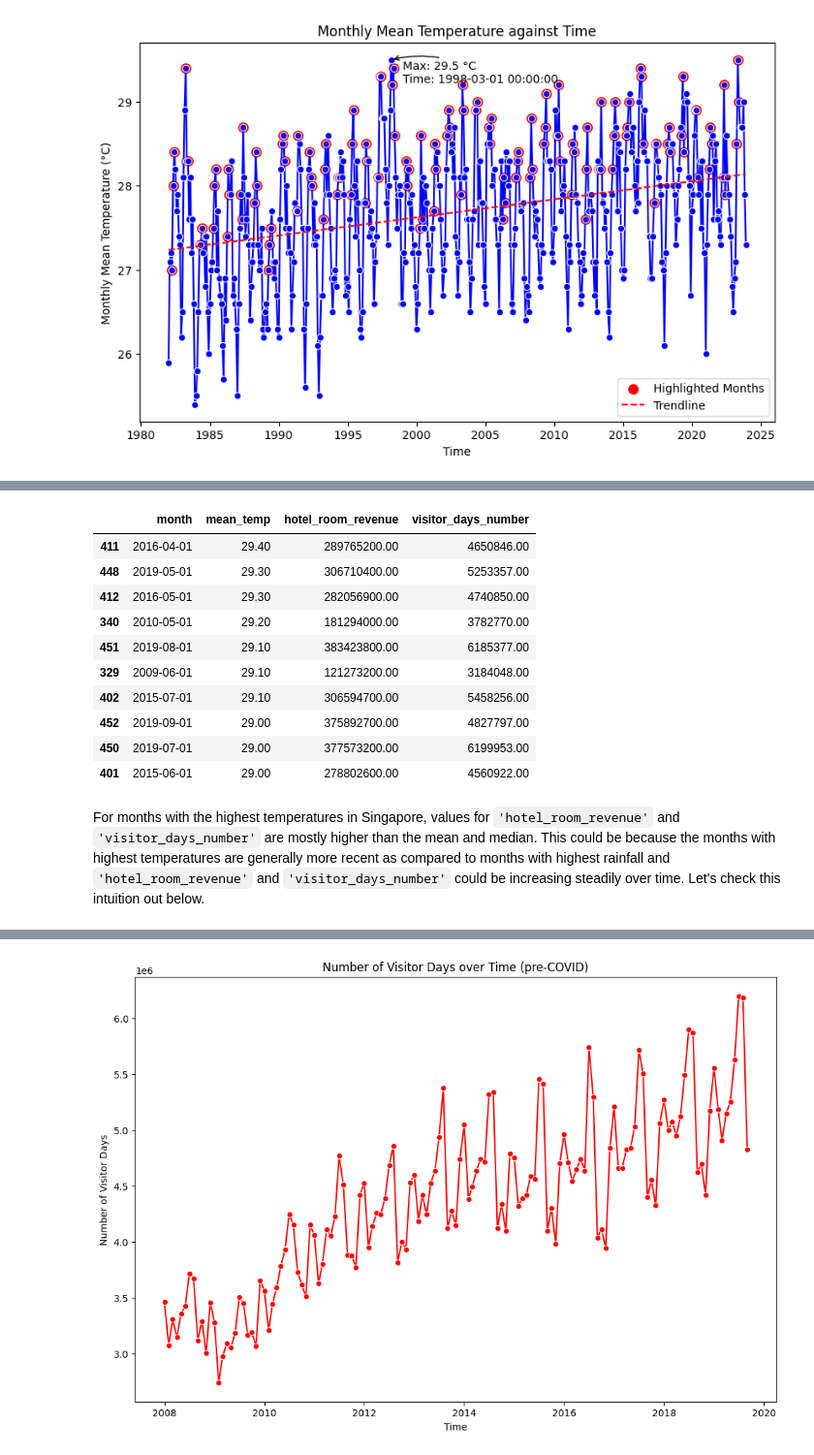
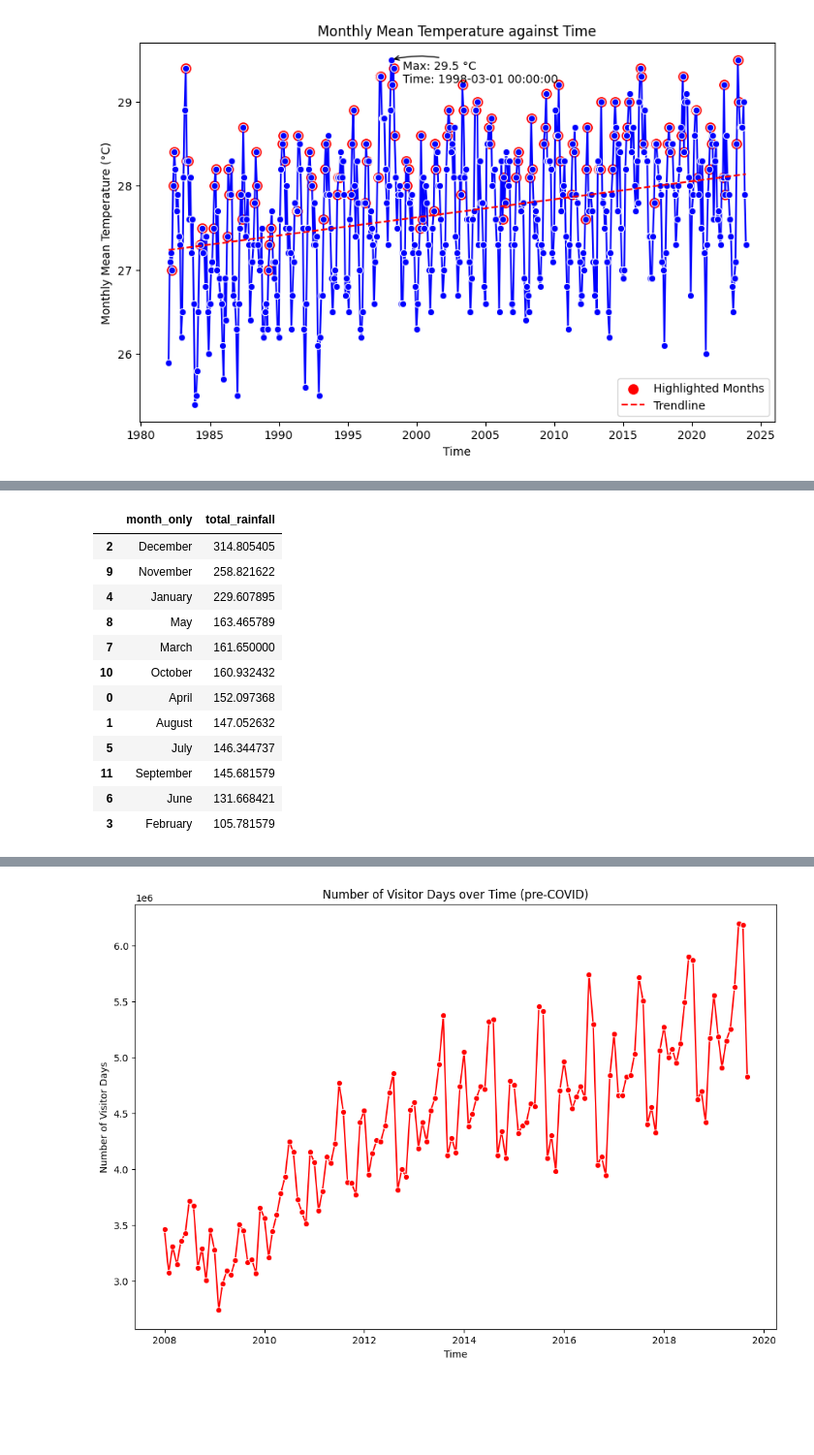
Before and after one commit to tengyneo/project1, a Jupyter notebook: notebook/p1_EDA_tengyong.ipynb, the cells around one changed output, grey strips where cells are left out. Shown at 97% size. Drawn from its saved outputs; the diff is of its cells as text; code cells hidden in the pictures; blank space fills up the shorter version.

```diff
--- a/notebook/p1_EDA_tengyong.ipynb
+++ b/notebook/p1_EDA_tengyong.ipynb
@@ -778,6 +758,0 @@ merged_df_precovid[['month', 'total_rainfall', 'rainy_month', 'hotel_room_revenu
-# %%
-pd.set_option('display.float_format', '{:.2f}'.format)
-merged_df_precovid[['hotel_room_revenue', 'visitor_days_number', 'total_IVA_by_inbound_tourism_markets']]\
-            .agg({'hotel_room_revenue': ['mean', 'median'],
-                  'visitor_days_number': ['mean', 'median'],
-                  'total_IVA_by_inbound_tourism_markets': ['mean', 'median']})
@@ -792,19 +759,16 @@ For `'total_IVA_by_inbound_tourism_markets'`, all values are much higher than th
-# %%
-merged_df_precovid[['month', 'mean_temp', 'hotel_room_revenue', 'visitor_days_number']]\
-    .dropna()\
-    .sort_values(by='mean_temp', ascending=False)\
-    .head(10)
-# %% [output]
-|  | month | mean_temp | hotel_room_revenue | visitor_days_number |
-| 411 | 2016-04-01 | 29.40 | 289765200.00 | 4650846.00 |
-| 448 | 2019-05-01 | 29.30 | 306710400.00 | 5253357.00 |
-| 412 | 2016-05-01 | 29.30 | 282056900.00 | 4740850.00 |
-| 340 | 2010-05-01 | 29.20 | 181294000.00 | 3782770.00 |
-| 451 | 2019-08-01 | 29.10 | 383423800.00 | 6185377.00 |
-| 329 | 2009-06-01 | 29.10 | 121273200.00 | 3184048.00 |
-| 402 | 2015-07-01 | 29.10 | 306594700.00 | 5458256.00 |
-| 452 | 2019-09-01 | 29.00 | 375892700.00 | 4827797.00 |
-| 450 | 2019-07-01 | 29.00 | 377573200.00 | 6199953.00 |
-| 401 | 2015-06-01 | 29.00 | 278802600.00 | 4560922.00 |
-# %% [markdown]
-For months with the highest temperatures in Singapore, values for `'hotel_room_revenue'` and `'visitor_days_number'` are mostly higher than the mean and median. This could be because the months with highest temperatures are generally more recent as compared to months with highest rainfall and  `'hotel_room_revenue'` and `'visitor_days_number'` could be increasing steadily over time. Let's check this intuition out below.
+# %%
+merged_df_precovid.groupby(['month_only'])['total_rainfall'].mean().reset_index().sort_values(by='total_rainfall', ascending=False)
+# %% [output]
+|  | month_only | total_rainfall |
+| 2 | December | 314.805405 |
+| 9 | November | 258.821622 |
+| 4 | January | 229.607895 |
+| 8 | May | 163.465789 |
+| 7 | March | 161.650000 |
+| 10 | October | 160.932432 |
+| 0 | April | 152.097368 |
+| 1 | August | 147.052632 |
+| 5 | July | 146.344737 |
+| 11 | September | 145.681579 |
+| 6 | June | 131.668421 |
+| 3 | February | 105.781579 |
```
Also changed, not shown: parts of 36 cells of this notebook.
